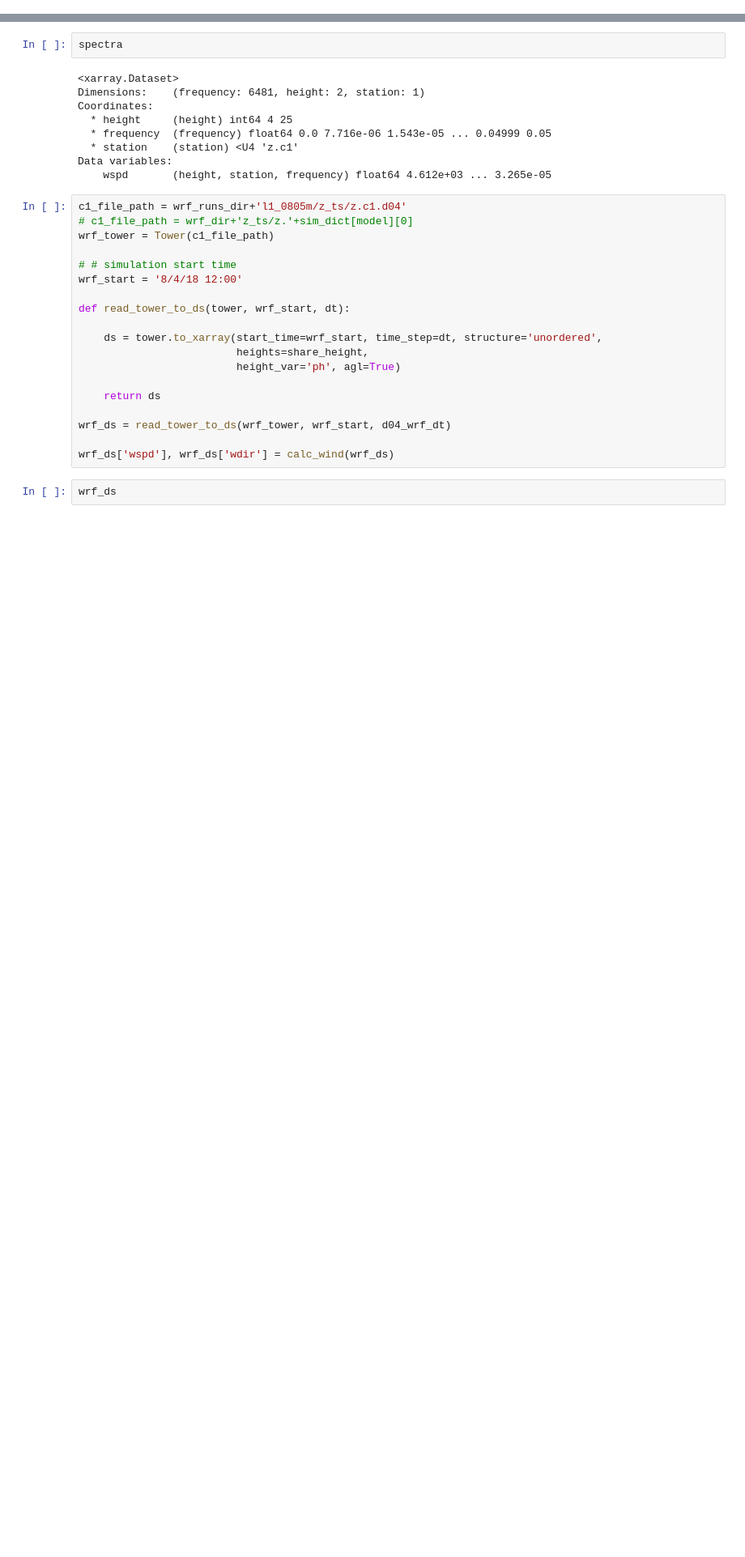
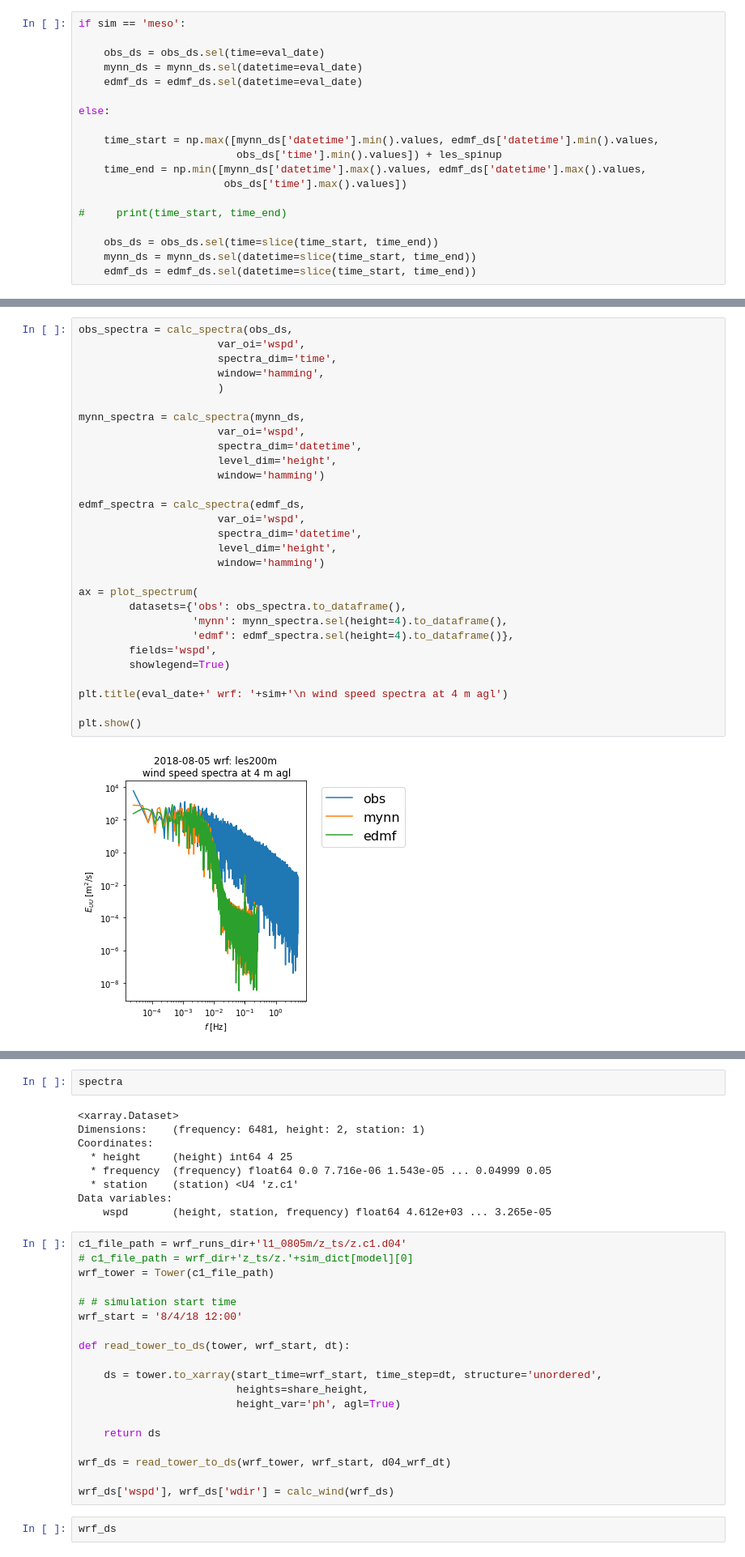
Before and after one commit to joejoeyjoseph/mmc-pnnl-j3, a Jupyter notebook: sgp/eagle/03d_j3wrf_meso-les_spectrum.ipynb, the cells around one changed output, grey strips where cells are left out. Shown at 81% size. Drawn from its saved outputs; the diff is of its cells as text; blank space fills up the shorter version.

Commit message:
add obs spectrum

```diff
--- a/sgp/eagle/03d_j3wrf_meso-les_spectrum.ipynb
+++ b/sgp/eagle/03d_j3wrf_meso-les_spectrum.ipynb
@@ -56,0 +92,19 @@ wrf_ds['wspd'], wrf_ds['wdir'] = calc_wind(wrf_ds)
+# %%
+if sim == 'meso':
+
+    obs_ds = obs_ds.sel(time=eval_date)
+    mynn_ds = mynn_ds.sel(datetime=eval_date)
+    edmf_ds = edmf_ds.sel(datetime=eval_date)
+
+else:
+
+    time_start = np.max([mynn_ds['datetime'].min().values, edmf_ds['datetime'].min().values,
+                         obs_ds['time'].min().values]) + les_spinup
+    time_end = np.min([mynn_ds['datetime'].max().values, edmf_ds['datetime'].max().values,
+                       obs_ds['time'].max().values])
+
+#     print(time_start, time_end)
+
+    obs_ds = obs_ds.sel(time=slice(time_start, time_end))
+    mynn_ds = mynn_ds.sel(datetime=slice(time_start, time_end))
+    edmf_ds = edmf_ds.sel(datetime=slice(time_start, time_end))
@@ -56,0 +113,31 @@ wrf_ds['wspd'], wrf_ds['wdir'] = calc_wind(wrf_ds)
+# %%
+obs_spectra = calc_spectra(obs_ds,
+                      var_oi='wspd',
+                      spectra_dim='time',
+                      window='hamming',
+                      )
+
+mynn_spectra = calc_spectra(mynn_ds,
+                      var_oi='wspd',
+                      spectra_dim='datetime',
+                      level_dim='height',
+                      window='hamming')
+
+edmf_spectra = calc_spectra(edmf_ds,
+                      var_oi='wspd',
+                      spectra_dim='datetime',
+                      level_dim='height',
+                      window='hamming')
+
+ax = plot_spectrum(
+        datasets={'obs': obs_spectra.to_dataframe(),
+                  'mynn': mynn_spectra.sel(height=4).to_dataframe(),
+                  'edmf': edmf_spectra.sel(height=4).to_dataframe()},
+        fields='wspd',
+        showlegend=True)
+
+plt.title(eval_date+' wrf: '+sim+'\n wind speed spectra at 4 m agl')
+
+plt.show()
+# %% [output]
+[figure, added]
```
Also changed, not shown: parts of 27 cells of this notebook.
